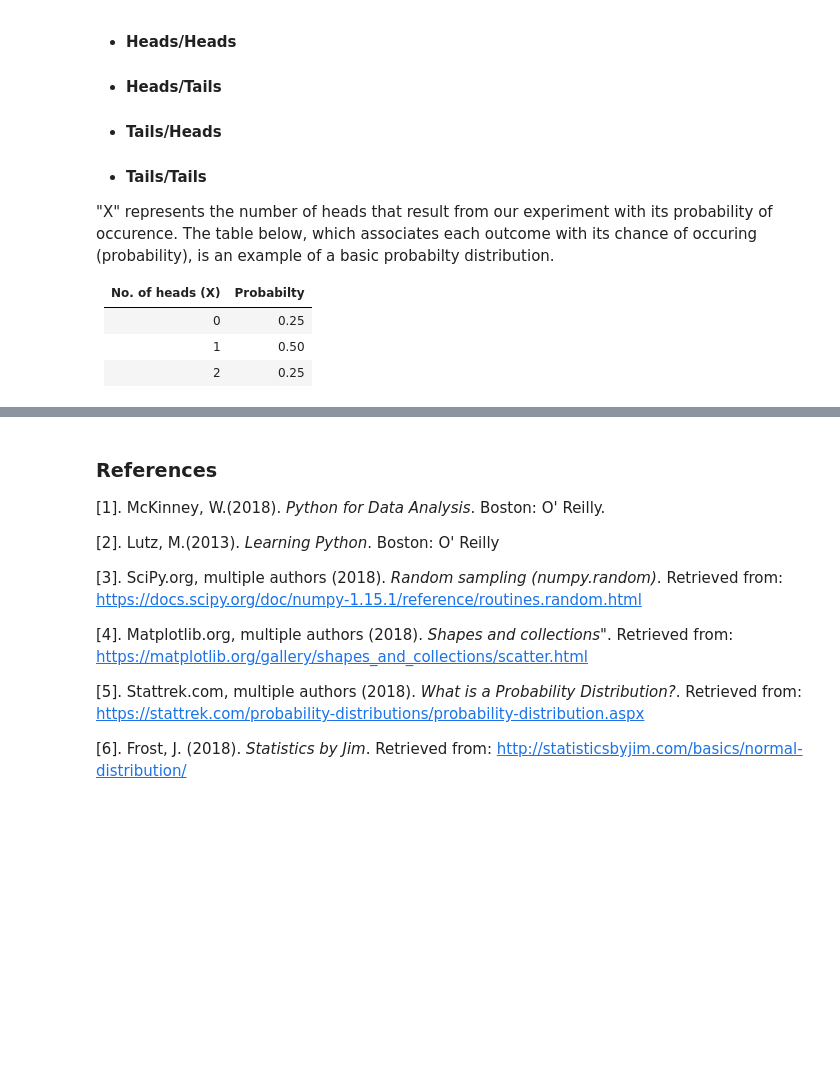
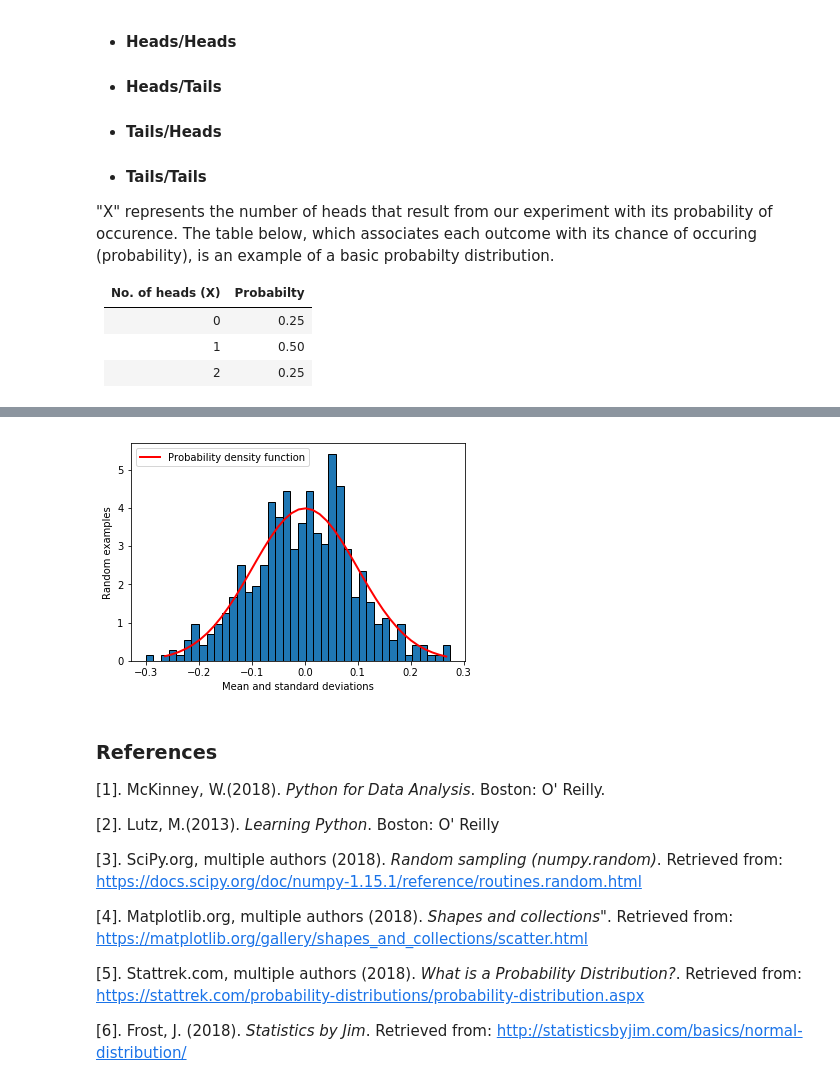
Before and after one commit to Datagatherer2357/Practical-Assignment-Programming-for-data-analysis-GMIT, a Jupyter notebook: practical-assignment-numpy.random.ipynb, the cells around one changed output, grey strips where cells are left out. Saved outputs shown, nothing was run; the diff lists cells and outputs as text; code cells hidden in the pictures; blank space fills up the shorter version.

```diff
--- a/practical-assignment-numpy.random.ipynb
+++ b/practical-assignment-numpy.random.ipynb
@@ -344,0 +338,8 @@ array([21.41078409, 28.61908118, 23.99666061, 24.57718982, 21.43033838,
+# %%
+# Let's take samples from a normal distribution
+
+import numpy as np
+
+M, SD, = 0, 0.1 # Creating our Mean and Standard Deviation variables
+examples = np.random.normal(M, SD, size=500) # (Mean, stanard deviation, size)
+examples
@@ -345,3 +364,18 @@ array([21.41078409, 28.61908118, 23.99666061, 24.57718982, 21.43033838,
+# %%
+# Creating a histogram of our normal distribution
+
+import matplotlib.pyplot as plt
+plt.hist(examples, 40, density=True, edgecolor='k') # Adding sample count, amount of bins and density function line (True = normal),
+                                                    # and adding edgecolour to the bins
+# Configuring the details of the histogram output [3].
+
+plt.plot(bins, 1/(SD * np.sqrt(2 * np.pi)) * np.exp( - (bins - M)**2 / (2 * SD**2) ), linewidth=2, color='r', label="Probability density function")
+plt.legend() # Adding a legend box into the plot
+plt.ylabel('Random examples') # labelling my y axis
+plt.xlabel('Mean and standard deviations') # labelling my x axis
+plt.show()
+# %% [output]
+[figure, added]
 # %% [markdown]
 ### References
 
```
Also changed, not shown: parts of 6 cells of this notebook.
